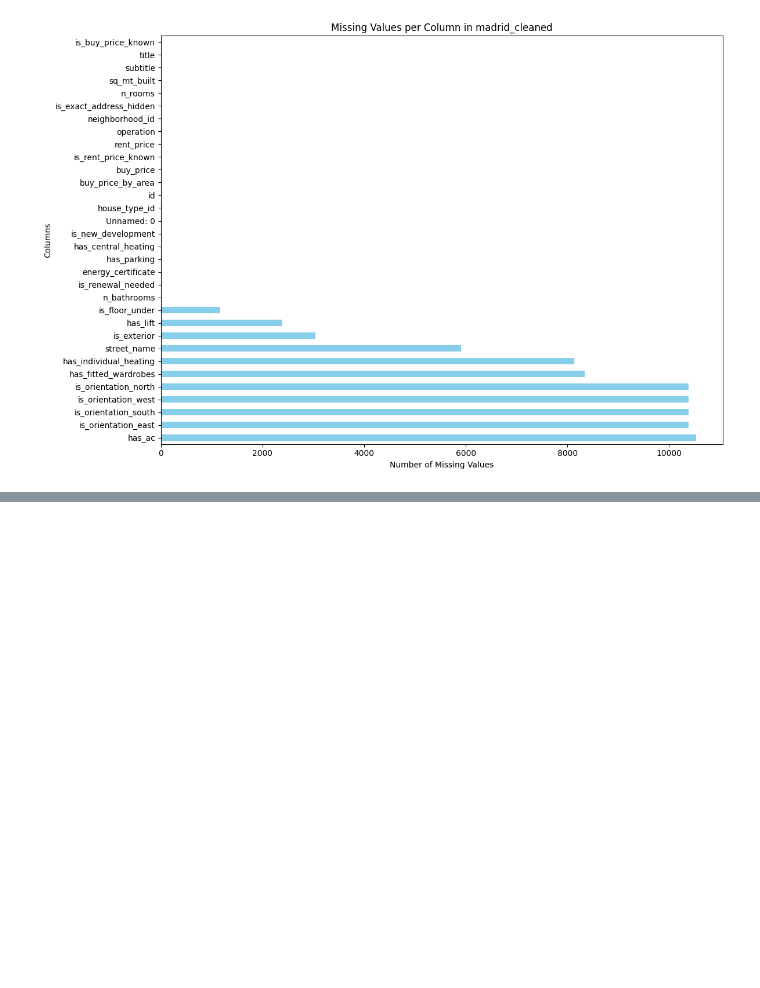
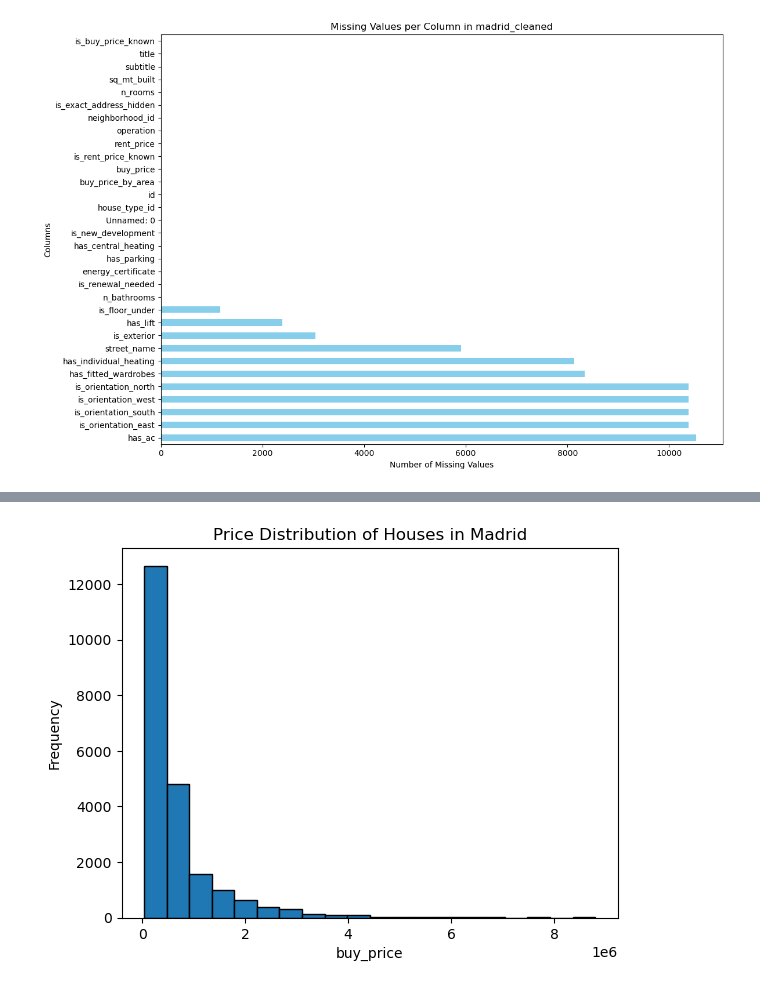
Before and after one commit to Fidel-Leanne/dataAnalysis, a Jupyter notebook: Analysis/realEstate.ipynb, the cells around one changed output, grey strips where cells are left out. Drawn from its saved outputs; the diff is of its cells as text; code cells hidden in the pictures; blank space fills up the shorter version.

```diff
--- a/Analysis/realEstate.ipynb
+++ b/Analysis/realEstate.ipynb
@@ -291,0 +322,8 @@ plt.show()
+# %%
+plt.hist(madrid_cleaned['buy_price'], bins=20, edgecolor='k')
+plt.xlabel('buy_price')
+plt.ylabel('Frequency')
+plt.title('Price Distribution of Houses in Madrid')
+plt.show()
+# %% [output]
+[figure, added]
```
Also changed, not shown: parts of 8 cells of this notebook.
